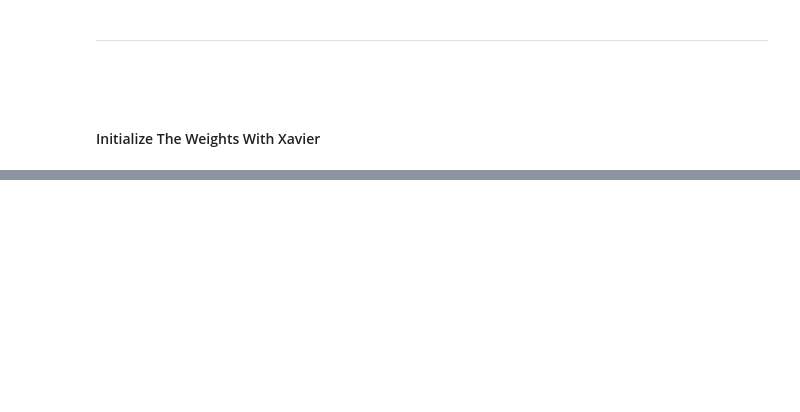
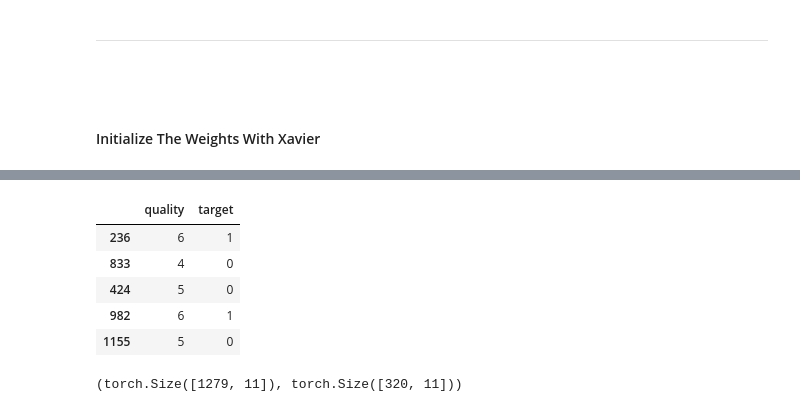
Before and after one commit to chineidu/Deep-Learning-With-Pytorch, a Jupyter notebook: notebook/07_weights_init/02_Xavier_n_Kaiming.ipynb, the cells around one changed output, grey strips where cells are left out. Drawn from its saved outputs; the diff is of its cells as text; code cells hidden in the pictures; blank space fills up the shorter version.

```diff
--- a/notebook/07_weights_init/02_Xavier_n_Kaiming.ipynb
+++ b/notebook/07_weights_init/02_Xavier_n_Kaiming.ipynb
@@ -311,0 +343,34 @@ plt.show()
+# %%
+# Binarize output
+choice_list = [0, 1]
+
+# 3, 4, and 5 : 0, else 1
+wine_data["target"] = np.where(
+    wine_data["quality"].isin(np.arange(3, 6)), choice_list[0], choice_list[1]
+)
+
+wine_data[["quality", "target"]].sample(5, random_state=5)
+# %% [output]
+|  | quality | target |
+| 236 | 6 | 1 |
+| 833 | 4 | 0 |
+| 424 | 5 | 0 |
+| 982 | 6 | 1 |
+| 1155 | 5 | 0 |
+# %%
+# Convert to Tensors
+X = torch.Tensor(X_norm.to_numpy())
+
+# Requred by PyTorch to be 2D instead of 1D
+y = torch.Tensor(wine_data["target"].to_numpy()).reshape(-1, 1)
+
+# Split data
+TEST_SIZE, RANDOM_STATE = 0.2, 123
+
+X_train, X_validation, y_train, y_validation = train_test_split(
+    X, y, test_size=TEST_SIZE, random_state=RANDOM_STATE
+)
+
+X_train.shape, X_validation.shape
+# %% [output]
+(torch.Size([1279, 11]), torch.Size([320, 11]))
```
Also changed, not shown: parts of 45 cells of this notebook, 1 other file.
